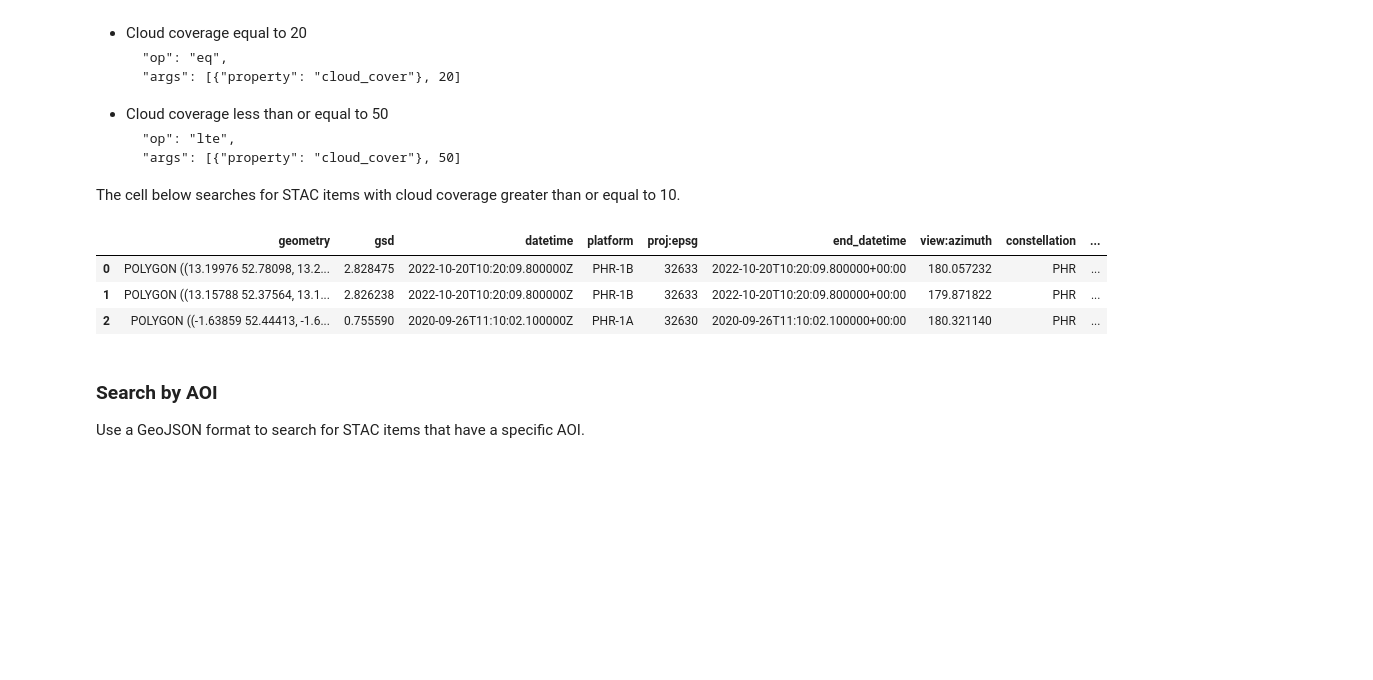
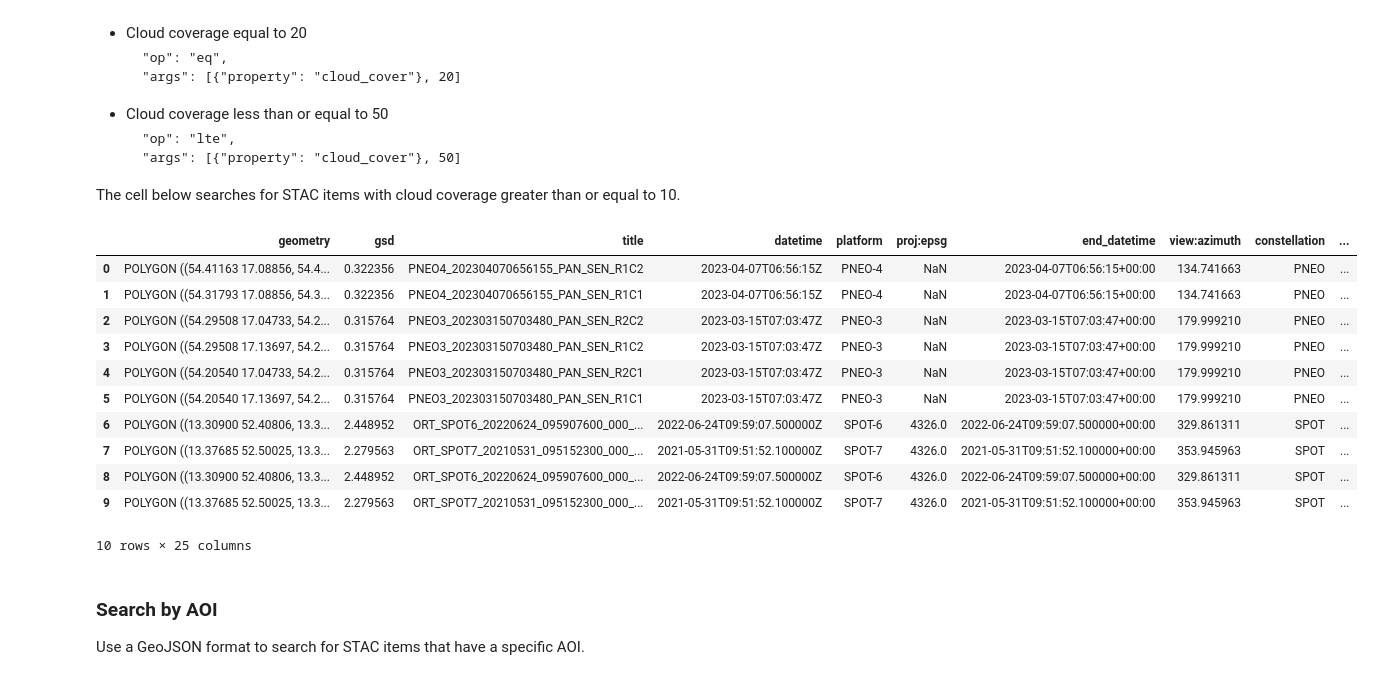
Before and after one commit to up42/data-recipes, a Jupyter notebook: stac-asset-service/notebooks/pystac-stac-asset-service.ipynb, the cells around one changed output. Drawn from its saved outputs; the diff is of its cells as text; code cells hidden in the pictures; blank space fills up the shorter version.

```diff
--- a/stac-asset-service/notebooks/pystac-stac-asset-service.ipynb
+++ b/stac-asset-service/notebooks/pystac-stac-asset-service.ipynb
@@ -230,27 +250,35 @@ The cell below searches for STAC items with cloud coverage greater than or equal
 # %%
 UP42_client = create_pystac_client(UP42_stac_catalog_url, PROJ_ID, PROJ_KEY, "prod")
 params = {
-    "max_items": 50,
+    "max_items": 10,
     "limit" : 5,
     "method":"POST"
 
 }
 params['filter'] = {
-    "op": "gte",
+    "op": "lte",
     "args": [{"property": "cloud_cover"}, 10] # Specifies the cloud coverage
 }
 
 stac_items_search = UP42_client.search(
     **params
 )
 stac_items = [UP42_client.get_item(stac_item.id).to_dict() for stac_item in list(stac_items_search.items())]
 df = gpd.GeoDataFrame.from_features(stac_items)
 df
 # %% [output]
-|  | geometry | gsd | datetime | platform | proj:epsg | end_datetime | view:azimuth | constellation | ... |
-| 0 | POLYGON ((13.19976 52.78098, 13.2... | 2.828475 | 2022-10-20T10:20:09.800000Z | PHR-1B | 32633 | 2022-10-20T10:20:09.800000+00:00 | 180.057232 | PHR | ... |
-| 1 | POLYGON ((13.15788 52.37564, 13.1... | 2.826238 | 2022-10-20T10:20:09.800000Z | PHR-1B | 32633 | 2022-10-20T10:20:09.800000+00:00 | 179.871822 | PHR | ... |
-| 2 | POLYGON ((-1.63859 52.44413, -1.6... | 0.755590 | 2020-09-26T11:10:02.100000Z | PHR-1A | 32630 | 2020-09-26T11:10:02.100000+00:00 | 180.321140 | PHR | ... |
+|  | geometry | gsd | title | datetime | platform | proj:epsg | end_datetime | view:azimuth | constellation | ... |
+| 0 | POLYGON ((54.41163 17.08856, 54.4... | 0.322356 | PNEO4_202304070656155_PAN_SEN_R1C2 | 2023-04-07T06:56:15Z | PNEO-4 | NaN | 2023-04-07T06:56:15+00:00 | 134.741663 | PNEO | ... |
+| 1 | POLYGON ((54.31793 17.08856, 54.3... | 0.322356 | PNEO4_202304070656155_PAN_SEN_R1C1 | 2023-04-07T06:56:15Z | PNEO-4 | NaN | 2023-04-07T06:56:15+00:00 | 134.741663 | PNEO | ... |
+| 2 | POLYGON ((54.29508 17.04733, 54.2... | 0.315764 | PNEO3_202303150703480_PAN_SEN_R2C2 | 2023-03-15T07:03:47Z | PNEO-3 | NaN | 2023-03-15T07:03:47+00:00 | 179.999210 | PNEO | ... |
+| 3 | POLYGON ((54.29508 17.13697, 54.2... | 0.315764 | PNEO3_202303150703480_PAN_SEN_R1C2 | 2023-03-15T07:03:47Z | PNEO-3 | NaN | 2023-03-15T07:03:47+00:00 | 179.999210 | PNEO | ... |
+| 4 | POLYGON ((54.20540 17.04733, 54.2... | 0.315764 | PNEO3_202303150703480_PAN_SEN_R2C1 | 2023-03-15T07:03:47Z | PNEO-3 | NaN | 2023-03-15T07:03:47+00:00 | 179.999210 | PNEO | ... |
+| 5 | POLYGON ((54.20540 17.13697, 54.2... | 0.315764 | PNEO3_202303150703480_PAN_SEN_R1C1 | 2023-03-15T07:03:47Z | PNEO-3 | NaN | 2023-03-15T07:03:47+00:00 | 179.999210 | PNEO | ... |
+| 6 | POLYGON ((13.30900 52.40806, 13.3... | 2.448952 | ORT_SPOT6_20220624_095907600_000_... | 2022-06-24T09:59:07.500000Z | SPOT-6 | 4326.0 | 2022-06-24T09:59:07.500000+00:00 | 329.861311 | SPOT | ... |
+| 7 | POLYGON ((13.37685 52.50025, 13.3... | 2.279563 | ORT_SPOT7_20210531_095152300_000_... | 2021-05-31T09:51:52.100000Z | SPOT-7 | 4326.0 | 2021-05-31T09:51:52.100000+00:00 | 353.945963 | SPOT | ... |
+| 8 | POLYGON ((13.30900 52.40806, 13.3... | 2.448952 | ORT_SPOT6_20220624_095907600_000_... | 2022-06-24T09:59:07.500000Z | SPOT-6 | 4326.0 | 2022-06-24T09:59:07.500000+00:00 | 329.861311 | SPOT | ... |
+| 9 | POLYGON ((13.37685 52.50025, 13.3... | 2.279563 | ORT_SPOT7_20210531_095152300_000_... | 2021-05-31T09:51:52.100000Z | SPOT-7 | 4326.0 | 2021-05-31T09:51:52.100000+00:00 | 353.945963 | SPOT | ... |
+10 rows × 25 columns
 # %% [markdown]
 ### Search by AOI <a class="anchor" id="aoi"></a>
 
```
Also changed, not shown: parts of 12 cells of this notebook.
